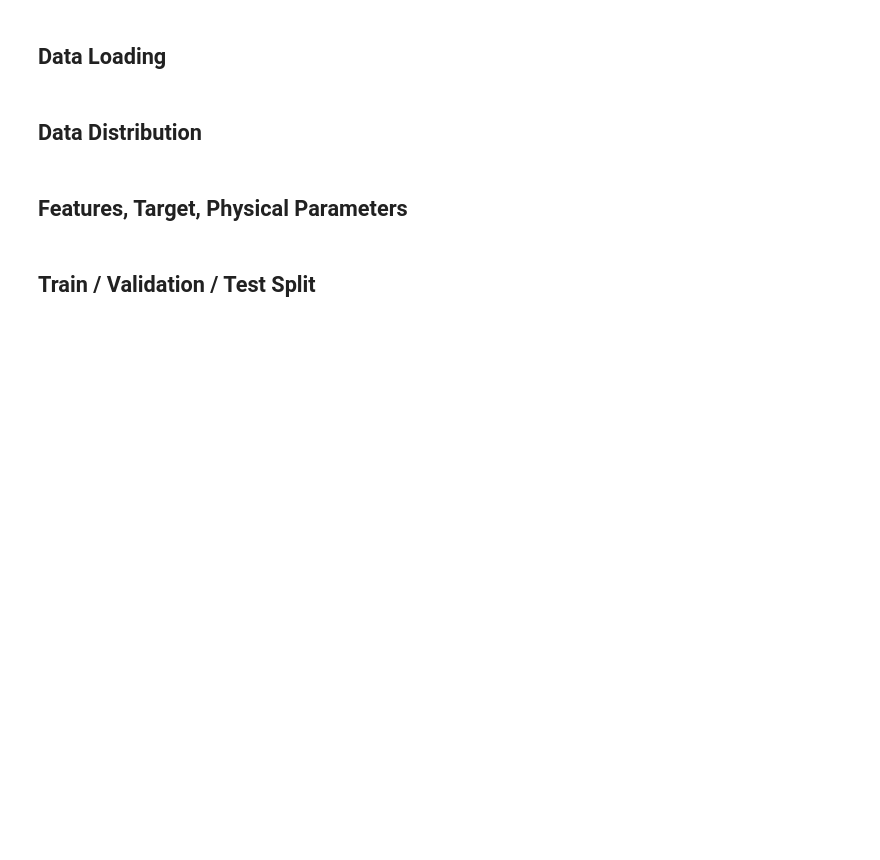
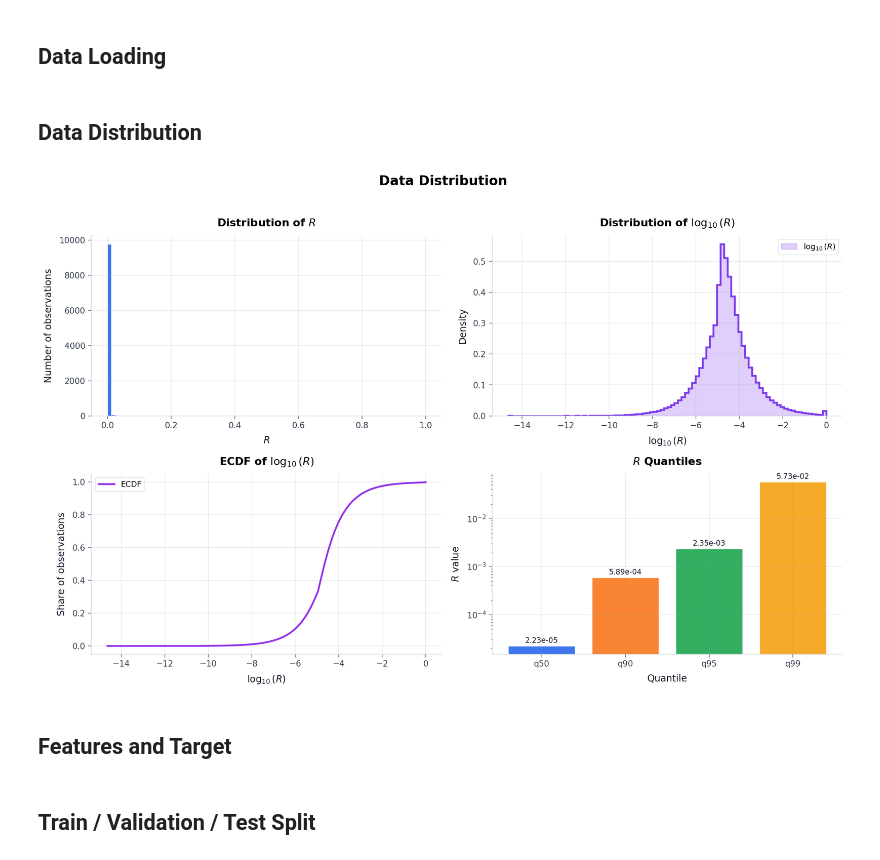
Before and after one commit to Tadashi-xs/Reflection-Coefficient-PINN, a Jupyter notebook: PINN/PhysicsInformedNN.ipynb, the cells around one changed output. Saved outputs shown, nothing was run; the diff lists cells and outputs as text; code cells hidden in the pictures; blank space fills up the shorter version.

```diff
--- a/PINN/PhysicsInformedNN.ipynb
+++ b/PINN/PhysicsInformedNN.ipynb
@@ -808,7 +459,7 @@ plot_ecdf(
 )
 polish_axes(
     axes[1, 0],
-    "ECDF of $R$",
+    r"ECDF of $\log_{10}(R)$",
     r"$\log_{10}(R)$",
     "Share of observations",
     legend=True,
@@ -818,32 +469,34 @@ quantile_levels = np.array([0.50, 0.90, 0.95, 0.99])
 quantile_values = np.quantile(R_values, quantile_levels)
 
 axes[1, 1].bar(
     [f"q{int(q * 100)}" for q in quantile_levels],
     quantile_values,
     color=[COLORS["train"], COLORS["valid"], COLORS["test"], COLORS["amber"]],
     alpha=0.88,
     edgecolor="white",
     linewidth=0.7,
 )
 axes[1, 1].set_yscale("log")
 for i, val in enumerate(quantile_values):
     axes[1, 1].text(
         i,
         val * 1.08,
         f"{val:.2e}",
         ha="center",
         va="bottom",
         fontsize=9,
         color="#111827",
     )
 polish_axes(
     axes[1, 1],
     "$R$ Quantiles",
     "Quantile",
     "$R$ value",
 )
 
 plt.tight_layout()
 plt.show()
+# %% [output]
+[figure, added]
 # %% [markdown]
-## Features, Target, Physical Parameters
+## Features and Target
```
Also changed, not shown: parts of 50 cells of this notebook, 33 other files.
